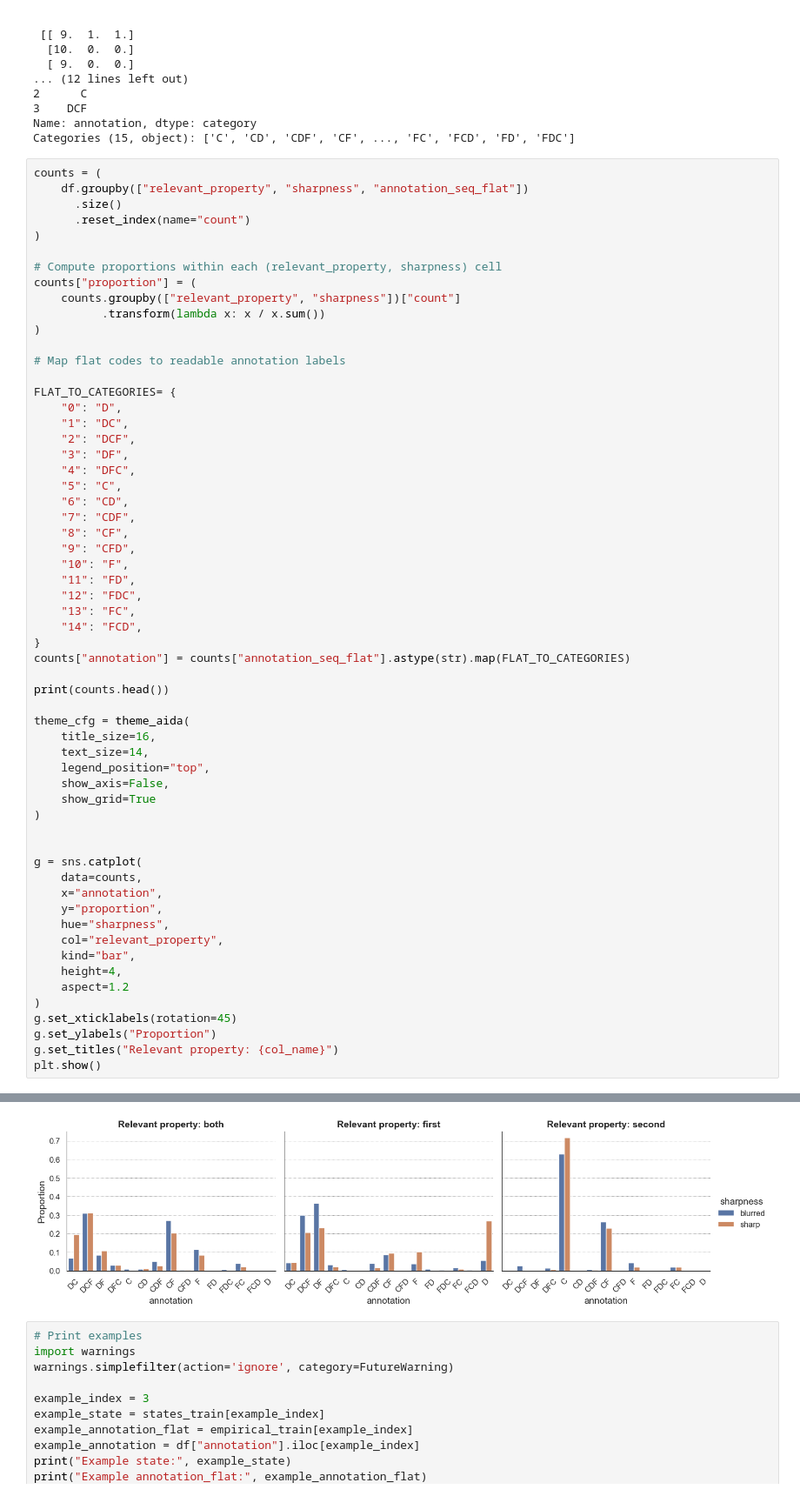
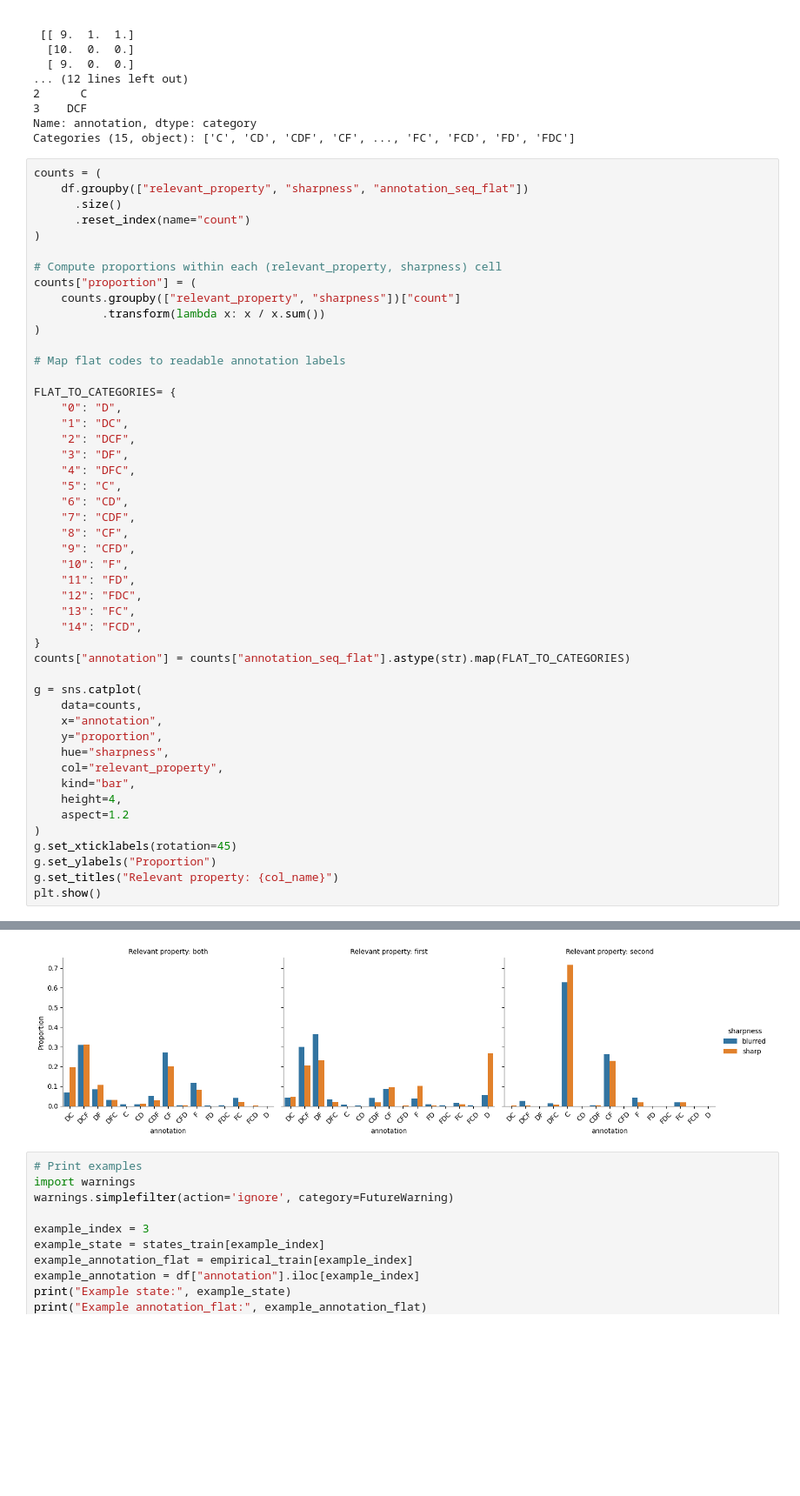
Before and after one commit to HeningWang/numpyro_adjective_modelling, a Jupyter notebook: 05-modelling-production-data/parameterRecovery_global_speaker.ipynb, the cells around one changed output, grey strips where cells are left out. Shown: that part at 87% size. Drawn from its saved outputs; the diff is of its cells as text; blank space fills up the shorter version.

```diff
--- a/05-modelling-production-data/parameterRecovery_global_speaker.ipynb
+++ b/05-modelling-production-data/parameterRecovery_global_speaker.ipynb
@@ -97,17 +90,6 @@ FLAT_TO_CATEGORIES= {
 }
 counts["annotation"] = counts["annotation_seq_flat"].astype(str).map(FLAT_TO_CATEGORIES)
 
-print(counts.head())
-
-theme_cfg = theme_aida(
-    title_size=16,
-    text_size=14,
-    legend_position="top",
-    show_axis=False,
-    show_grid=True
-)
-
-
 g = sns.catplot(
     data=counts,
     x="annotation",
@@ -140,4 +116,4 @@ plt.show()
-[figure, old version]
+[figure, new version]
 # %%
 # Print examples
 import warnings
```
Also changed, not shown: parts of 3 cells of this notebook, 6 other files.
